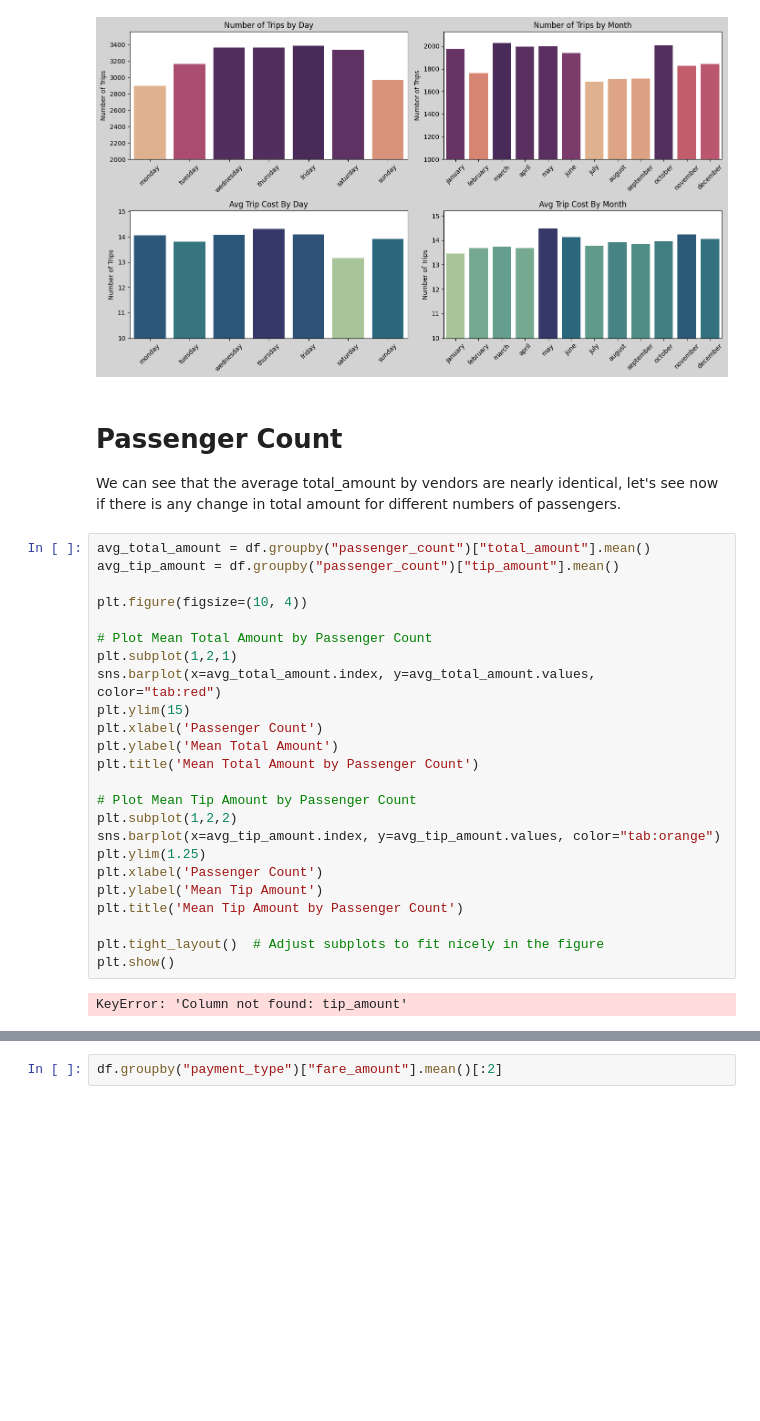
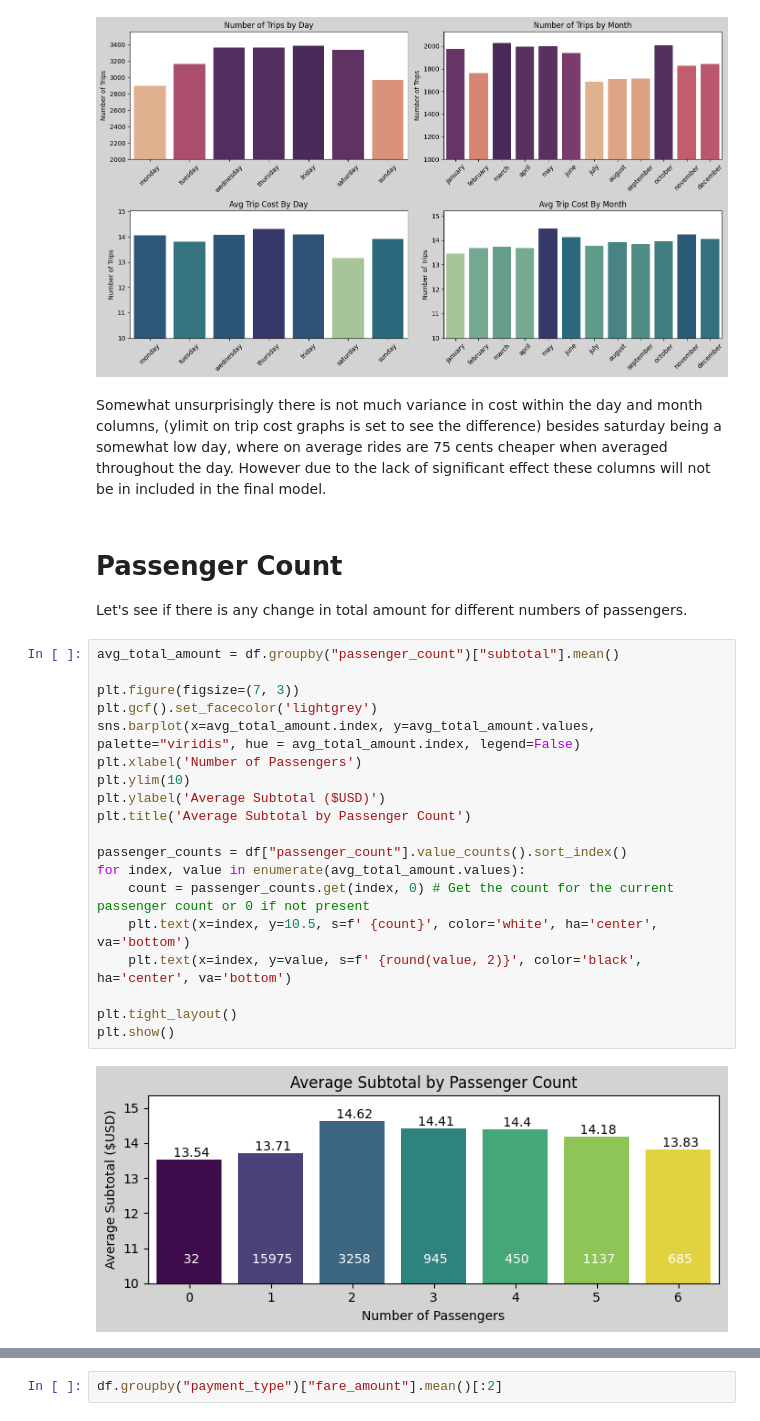
Before and after one commit to DonFetti/TaxiCab_Project, a Jupyter notebook: taxi_exploratory.ipynb, the cells around one changed output, grey strips where cells are left out. Drawn from its saved outputs; the diff is of its cells as text; blank space fills up the shorter version.

```diff
--- a/taxi_exploratory.ipynb
+++ b/taxi_exploratory.ipynb
@@ -194,34 +179,31 @@ plt.tight_layout()
 plt.show()
 # %% [output]
 [figure]
+# %% [markdown]
+Somewhat unsurprisingly there is not much variance in cost within the day and month columns, (ylimit on trip cost graphs is set to see the difference) besides saturday being a somewhat low day, where on average rides are 75 cents cheaper when averaged throughout the day. However due to the lack of significant effect these columns will not be in included in the final model.
 # %% [markdown]
 # Passenger Count
 
-We can see that the average total_amount by vendors are nearly identical, let's see now if there is any change in total amount for different numbers of passengers.
+Let's see if there is any change in total amount for different numbers of passengers.
-# %%
-avg_total_amount = df.groupby("passenger_count")["total_amount"].mean()
-avg_tip_amount = df.groupby("passenger_count")["tip_amount"].mean()
-
-plt.figure(figsize=(10, 4))
-
-# Plot Mean Total Amount by Passenger Count
-plt.subplot(1,2,1)
-sns.barplot(x=avg_total_amount.index, y=avg_total_amount.values, color="tab:red")
-plt.ylim(15)
-plt.xlabel('Passenger Count')
-plt.ylabel('Mean Total Amount')
-plt.title('Mean Total Amount by Passenger Count')
-
-# Plot Mean Tip Amount by Passenger Count
-plt.subplot(1,2,2)
-sns.barplot(x=avg_tip_amount.index, y=avg_tip_amount.values, color="tab:orange")
-plt.ylim(1.25)
-plt.xlabel('Passenger Count')
-plt.ylabel('Mean Tip Amount')
-plt.title('Mean Tip Amount by Passenger Count')
-
-plt.tight_layout()  # Adjust subplots to fit nicely in the figure
-plt.show()
-# %% [output]
-KeyError: 'Column not found: tip_amount'
+# %%
+avg_total_amount = df.groupby("passenger_count")["subtotal"].mean()
+
+plt.figure(figsize=(7, 3))
+plt.gcf().set_facecolor('lightgrey')
+sns.barplot(x=avg_total_amount.index, y=avg_total_amount.values, palette="viridis", hue = avg_total_amount.index, legend=False)
+plt.xlabel('Number of Passengers')
+plt.ylim(10)
+plt.ylabel('Average Subtotal ($USD)')
+plt.title('Average Subtotal by Passenger Count')
+
+passenger_counts = df["passenger_count"].value_counts().sort_index()
+for index, value in enumerate(avg_total_amount.values):
+    count = passenger_counts.get(index, 0) # Get the count for the current passenger count or 0 if not present
+    plt.text(x=index, y=10.5, s=f' {count}', color='white', ha='center', va='bottom')
+    plt.text(x=index, y=value, s=f' {round(value, 2)}', color='black', ha='center', va='bottom')
+
+plt.tight_layout()
+plt.show()
+# %% [output]
+[figure, added]
 # %% [markdown]
```
Also changed, not shown: parts of 28 cells of this notebook, 1 other file.
